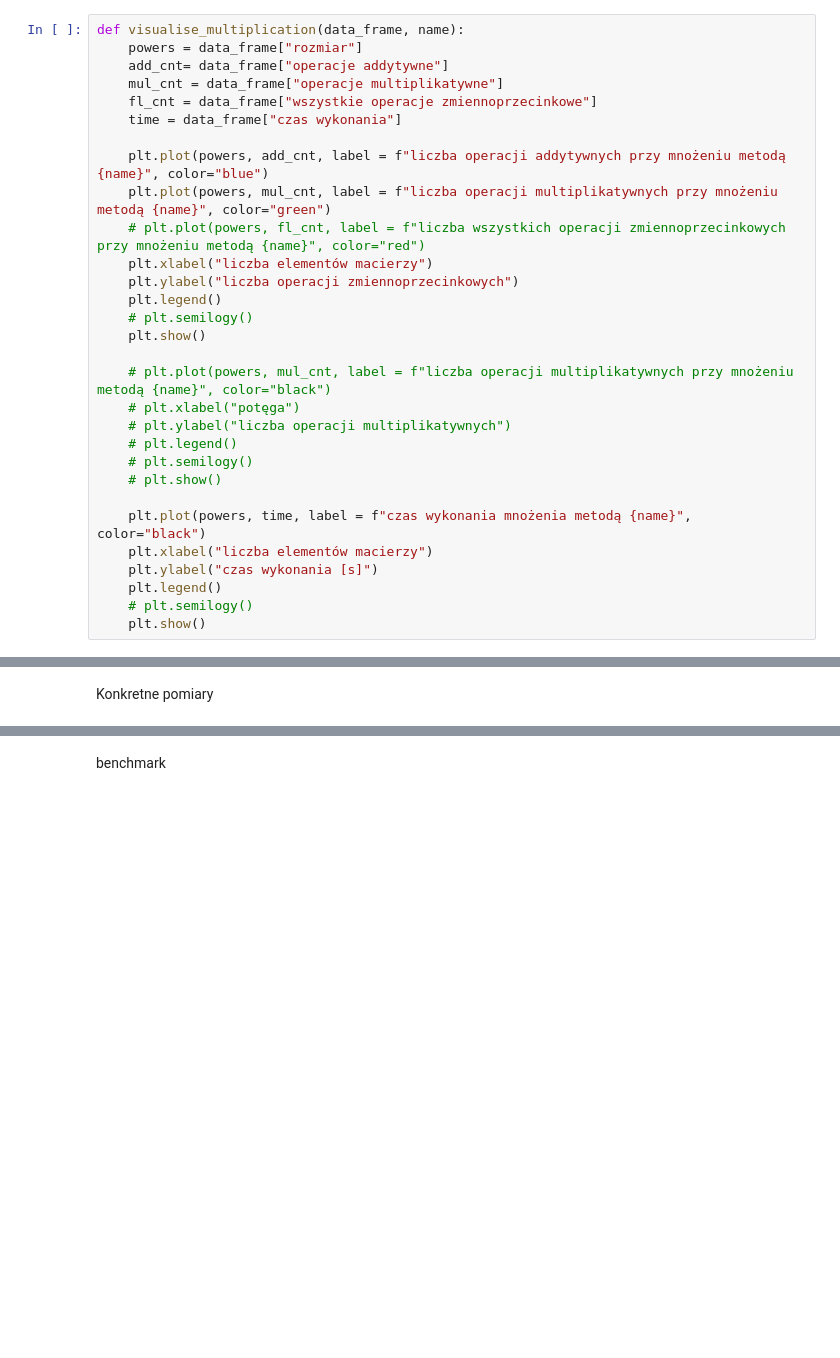
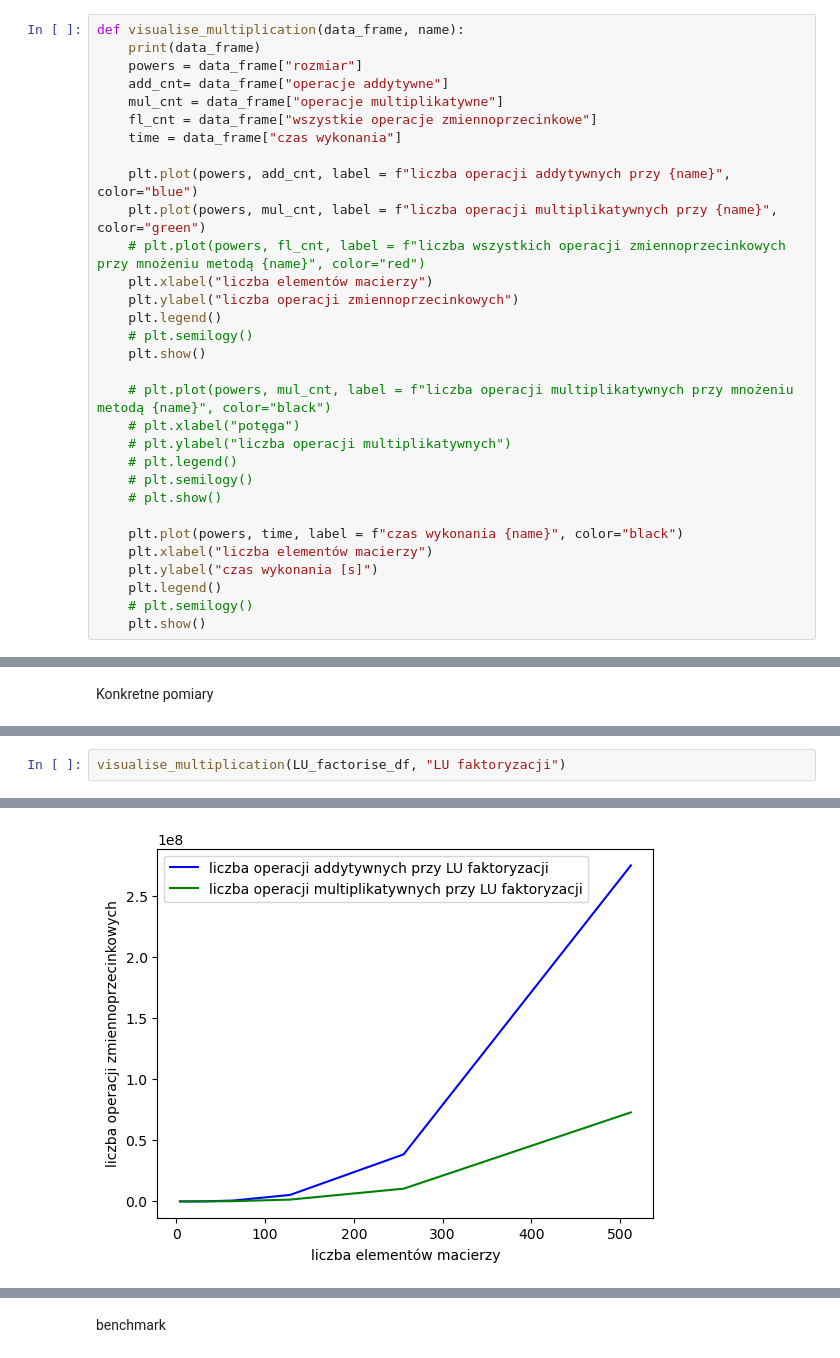
Before and after one commit to puszekjuliuszek/macierzowe, a Jupyter notebook: zestaw2/set_2.ipynb, the cells around one changed output, grey strips where cells are left out. Cells and saved outputs as stored; diff of their text form; blank space fills up the shorter version.

```diff
--- a/zestaw2/set_2.ipynb
+++ b/zestaw2/set_2.ipynb
@@ -37,14 +40,15 @@ Wizualizacje zebranych danych
 <br> trzeba to pozmieniać noo, ale najpier zaklepać algosy, żebym wiedział który jak trzeba pomierzyć, albo nwm, może jutro klepne dalej
 # %%
 def visualise_multiplication(data_frame, name):
+    print(data_frame)
     powers = data_frame["rozmiar"]
     add_cnt= data_frame["operacje addytywne"]
     mul_cnt = data_frame["operacje multiplikatywne"]
     fl_cnt = data_frame["wszystkie operacje zmiennoprzecinkowe"]
     time = data_frame["czas wykonania"]
 
-    plt.plot(powers, add_cnt, label = f"liczba operacji addytywnych przy mnożeniu metodą {name}", color="blue")
-    plt.plot(powers, mul_cnt, label = f"liczba operacji multiplikatywnych przy mnożeniu metodą {name}", color="green")
+    plt.plot(powers, add_cnt, label = f"liczba operacji addytywnych przy {name}", color="blue")
+    plt.plot(powers, mul_cnt, label = f"liczba operacji multiplikatywnych przy {name}", color="green")
     # plt.plot(powers, fl_cnt, label = f"liczba wszystkich operacji zmiennoprzecinkowych przy mnożeniu metodą {name}", color="red")
     plt.xlabel("liczba elementów macierzy")
     plt.ylabel("liczba operacji zmiennoprzecinkowych")
@@ -59,7 +63,7 @@ def visualise_multiplication(data_frame, name):
     # plt.semilogy()
     # plt.show()
 
-    plt.plot(powers, time, label = f"czas wykonania mnożenia metodą {name}", color="black")
+    plt.plot(powers, time, label = f"czas wykonania {name}", color="black")
     plt.xlabel("liczba elementów macierzy")
     plt.ylabel("czas wykonania [s]")
     plt.legend()
@@ -184,0 +153,3 @@ visualise_multiplication(binet_df, "Bineta")
+# %%
+visualise_multiplication(LU_factorise_df, "LU faktoryzacji")
+# %% [output]
@@ -184,0 +175 @@ visualise_multiplication(binet_df, "Bineta")
+[figure, added]
```
Also changed, not shown: parts of 36 cells of this notebook, 4 other files.
